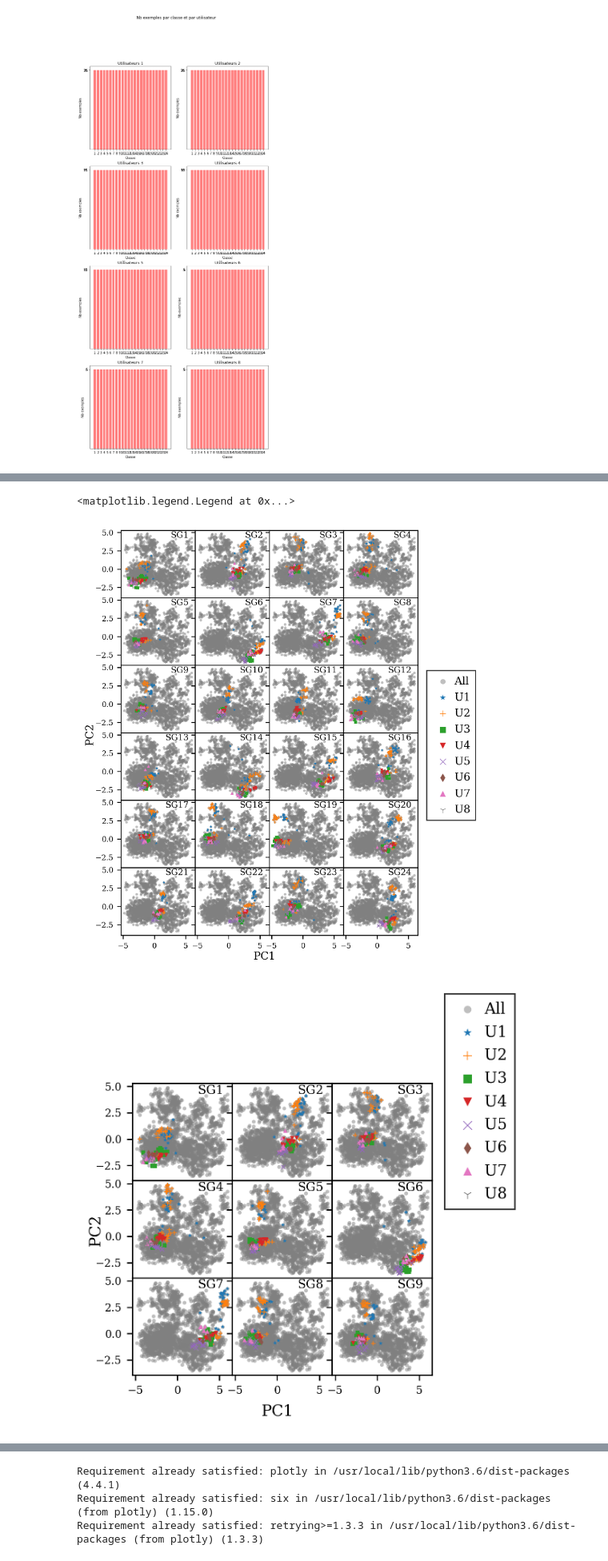
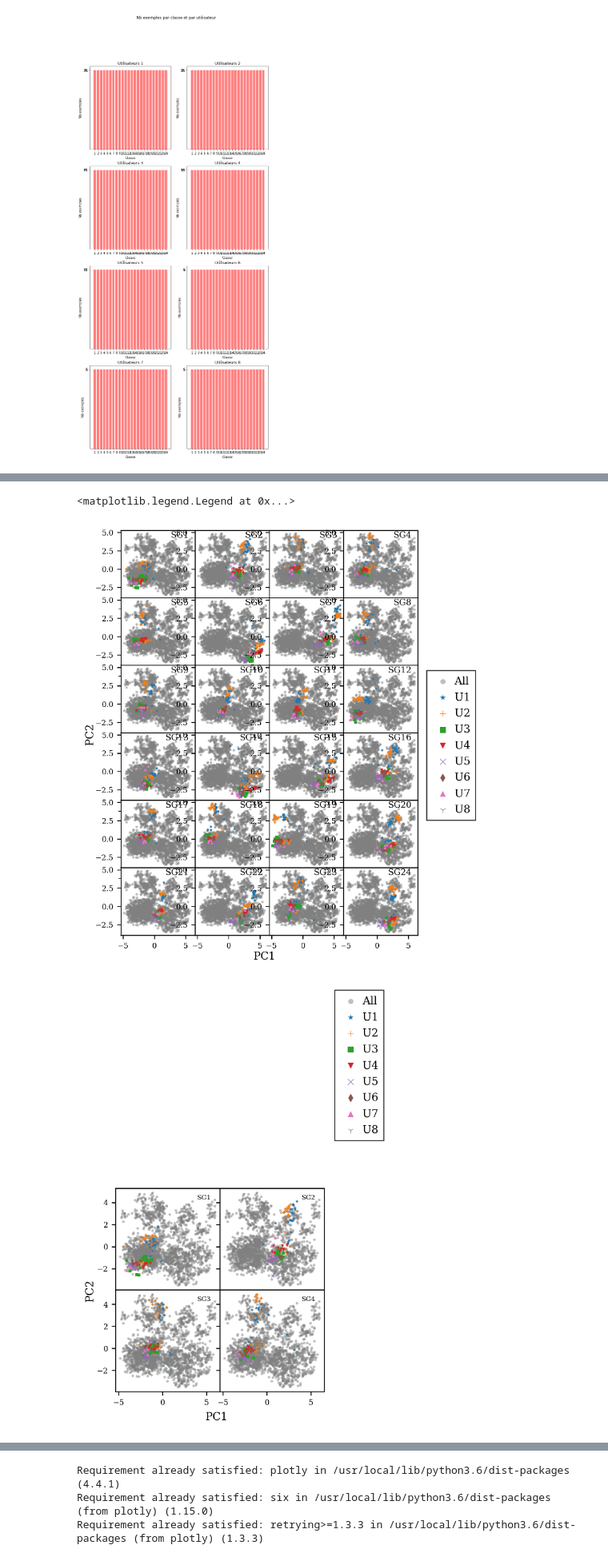
Before and after one commit to NajwaMoursli/ML, a Jupyter notebook: Projet_ML.ipynb, the cells around one changed output, grey strips where cells are left out. Shown at 80% size. Cells and saved outputs as stored; diff of their text form; code cells hidden in the pictures.

```diff
--- a/Projet_ML.ipynb
+++ b/Projet_ML.ipynb
@@ -308,3 +308,10 @@ plt.show()
 Sur les gestes observés, pour l'instant sans faire attention aux valeurs relevées par nos capteurs on observe pour les utilisateurs 4 et 8 une certaine tendance pour le même geste effectué (2, 9 ou 18) alors que pour l'utilisateur 1, même en faisant le même geste on observe beaucoup de variabilités sur les valeurs observées ce qui pourrait s'expliquer par un nombre de répétitions plus grands donc une plus grandes précisions dans la reconnaissances des différents gestes.
 # %% [markdown]
 # Répartition du nb de répétitions du geste en fonction de la classe et par utilisateur
+# %%
+u=1
+for i in range(4):
+    for j in range(2):
+        targets,counts=np.unique(Y[np.where(U==u)[0]],return_counts=True)
+        u+=1
+        print(targets,counts)
@@ -402,0 +490,18 @@ plt.show()
+# %%
+n=Xp.shape[0]
+coord = pca.fit_transform(Xp)
+eigval = pca.singular_values_**2/n
+
+ctr = coord**2
+for j in range(pca.n_components_):
+  ctr[:,j] = ctr[:,j]/(n*eigval[j])
+#print(pd.DataFrame({'id':range(n),'CTR_1':ctr[:,0],'CTR_2':ctr[:,1]}))
+
+max_ctr = [0,0]
+mean_ctr = [0,0]
+for i in range(0,24):
+  max_ctr[i] = max(ctr[:,i])
+  mean_ctr[i] = np.mean(ctr[:,i])
+
+print("Les contributions les plus importantes sont : ",max_ctr[0], max_ctr[1])
+#print("Les moyennes des contributions sont : ",mean_ctr[0], mean_ctr[1])
@@ -402,0 +510,5 @@ plt.show()
+# %%
+for i in range(0,29):
+    for j in range(0,2):
+        if(ctr[i,j]==max_ctr[j]):
+            print("Axe numéro",j,"Arbre numéro :",i)
@@ -420,7 +539,7 @@ tind = np.isin(T,tsubset)
 X, T, U = X[tind], T[tind], U[tind]
 
 Xp=scale(X)
-acp=PCA(n_components=2).fit(Xp)
+acp=PCA(n_components=18).fit(Xp)
 Xp=acp.transform(Xp)
 
 
@@ -439,7 +558,7 @@ plt.rc('lines', markeredgewidth=0.5,linewidth=0.5)
 #%% PLOT DATA INTERUSER BY CLASS
 marker_list = ('*','+','s','v','x','d','^','1')
 
-f,axarr = plt.subplots(6,4, sharex=True, sharey=True, figsize=(5,7),dpi=300)#24 gestes
+f,axarr = plt.subplots(6,4, sharex=False, sharey=False, figsize=(5,7),dpi=300)#24 gestes
 f.subplots_adjust(hspace=0.0,wspace=0)
 
 for i in np.unique(T):
@@ -485,14 +604,15 @@ print('Done!')
 #%% PLOT DATA INTERUSER BY CLASS [reduced] # les 8 premiers utiliusateurs
 marker_list = ('*','+','s','v','x','d','^','1')
 
-f,axarr = plt.subplots(3,3, sharex=True, sharey=True, figsize=(3.5,3.5),dpi=300)
+f,axarr = plt.subplots(2,2, sharex=True, sharey=True, figsize=(3.5,3.5),dpi=300)
 f.subplots_adjust(hspace=0.0,wspace=0)
 
-for i in np.unique(T)[:9]:
-    indarr = np.unravel_index(i-1,(3,3))
+for i in np.unique(T)[:4]:
+    indarr = np.unravel_index(i-1,(2,2))
     t = T==i
 
     # Scatter 1: not class
+
     axarr[indarr].scatter(Xp[:,0],Xp[:,1],
          s=6,
          facecolor='gray',
@@ -501,8 +621,9 @@ for i in np.unique(T)[:9]:
          marker='o',
          label='All',
          zorder=0)
+
     # Title
-    axarr[indarr].text(5.5,4.3,'SG%i' % i, ha='right', fontsize=8)
+    axarr[indarr].text(5.5,4.3,'SG%i' % i, ha='right', fontsize=6)
     axarr[indarr].set_rasterization_zorder(1)
 
     for indmarker,j in enumerate(np.unique(U)):
@@ -527,33 +648,33 @@ tx = f.text(0.5, 0.02, 'PC1', ha='center')
 #f.savefig('pca_interuser9.pdf',bbox_extra_artists=(ty,tx,), bbox_inches='tight')
 #plt.close()
 print('Done!')
 
 #%% PLOT DATA
 
 f = plt.figure(figsize=(5,5),dpi=300)
 
 color_list = ['b', 'g', 'r', 'c', 'm', 'y', 'k']
 
 
 for ind,ti in enumerate(np.unique(T)):
     indarr = np.unravel_index(ind,(len(marker_list),len(color_list)))
     ji = np.logical_and(T==ti,U==1)
 
     plt.scatter(Xp[ji,0],Xp[ji,1],
                 s=12,
                 linewidth=1.0,
                 edgecolors='none',
                 facecolor=color_list[indarr[1]],
                 marker=marker_list[indarr[0]],
                 label=('G%i' % ti))
 plt.legend(loc=1, fontsize = 'xx-small', bbox_to_anchor=(1.14,0.9))
 
 #f.savefig('pca_allclasses_miguel5.png')
 #plt.close()
 # %% [output]
 Done!
 Done!
 <matplotlib.legend.Legend at 0x...>
-[figure, old version]
+[figure, new version]
-[figure, old version]
+[figure, new version]
 [figure]
```
Also changed, not shown: parts of 50 cells of this notebook.
